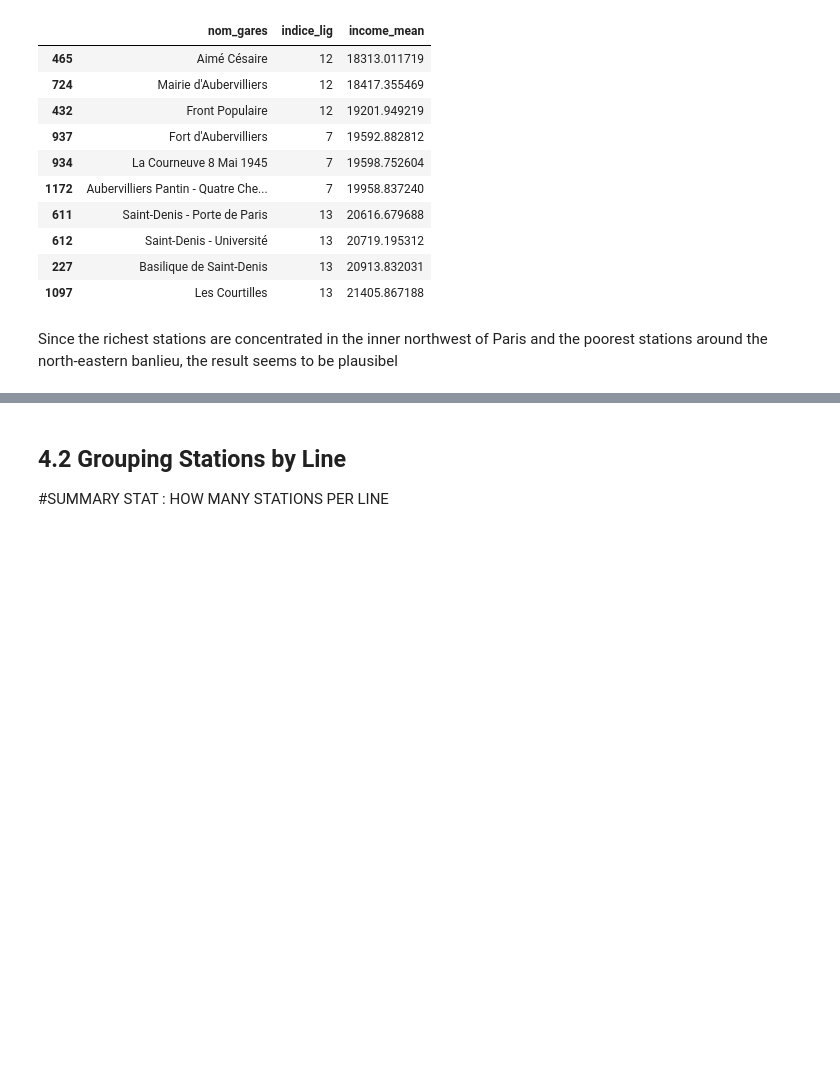
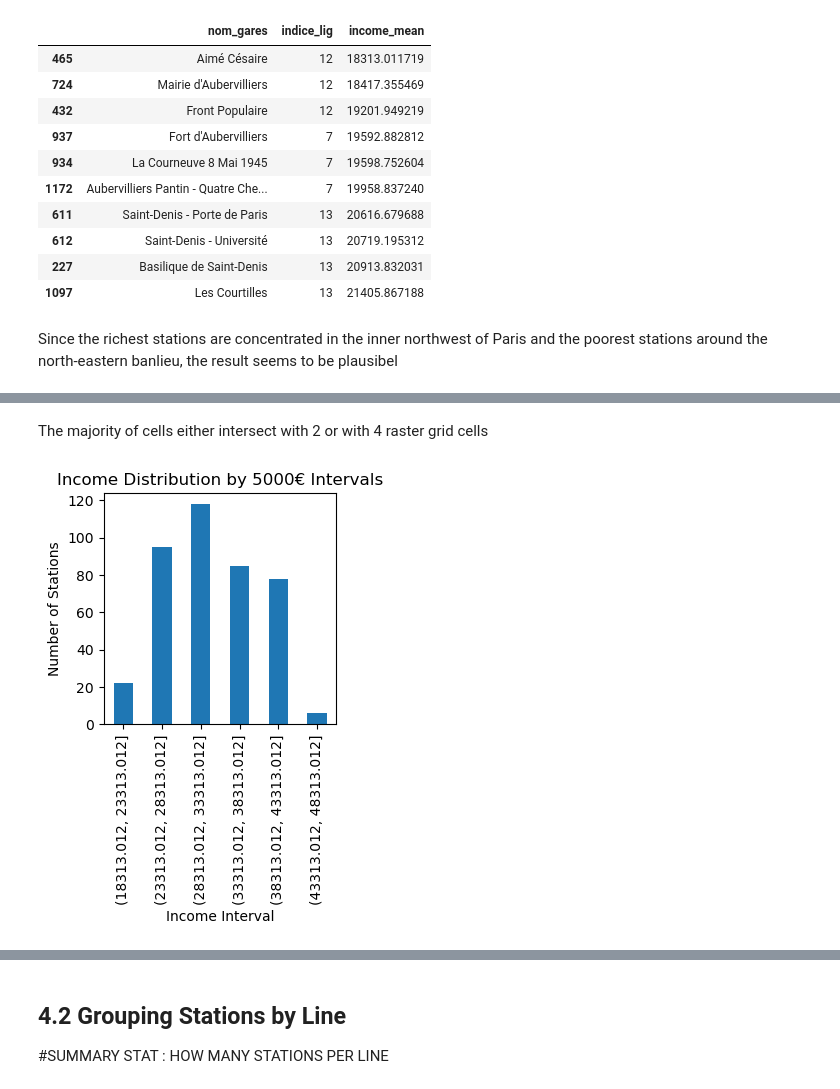
Before and after one commit to tomixmeier/ParisMetro, a Jupyter notebook: notebooks/analysis.ipynb, the cells around one changed output, grey strips where cells are left out. Cells and saved outputs as stored; diff of their text form; code cells hidden in the pictures; blank space fills up the shorter version.

```diff
--- a/notebooks/analysis.ipynb
+++ b/notebooks/analysis.ipynb
@@ -163,0 +180,28 @@ xxxxxxx
+# %% [markdown]
+The majority of cells either intersect with 2 or with 4 raster grid cells
+# %%
+#4.1.2 Distribution in Intervals
+df = station_buffers_income.dropna(subset=["income_mean"]).copy()
+min_income = df["income_mean"].min()
+max_income = df["income_mean"].max()
+
+interval_width = 5000
+
+n_intervals = int((max_income - min_income) / interval_width) + 1
+
+bins = [min_income + i * interval_width for i in range(n_intervals + 1)]
+
+df["income_interval"] = pd.cut(df["income_mean"], bins=bins)
+
+interval_distribution = df["income_interval"].value_counts().sort_index()
+
+interval_distribution.plot(kind="bar", figsize=(3,3))
+
+plt.title("Income Distribution by 5000€ Intervals")
+plt.xlabel("Income Interval")
+plt.ylabel("Number of Stations")
+
+plt.xticks(rotation=90)
+plt.show()
+# %% [output]
+[figure, added]
```
Also changed, not shown: parts of 9 cells of this notebook, 4 other files.
